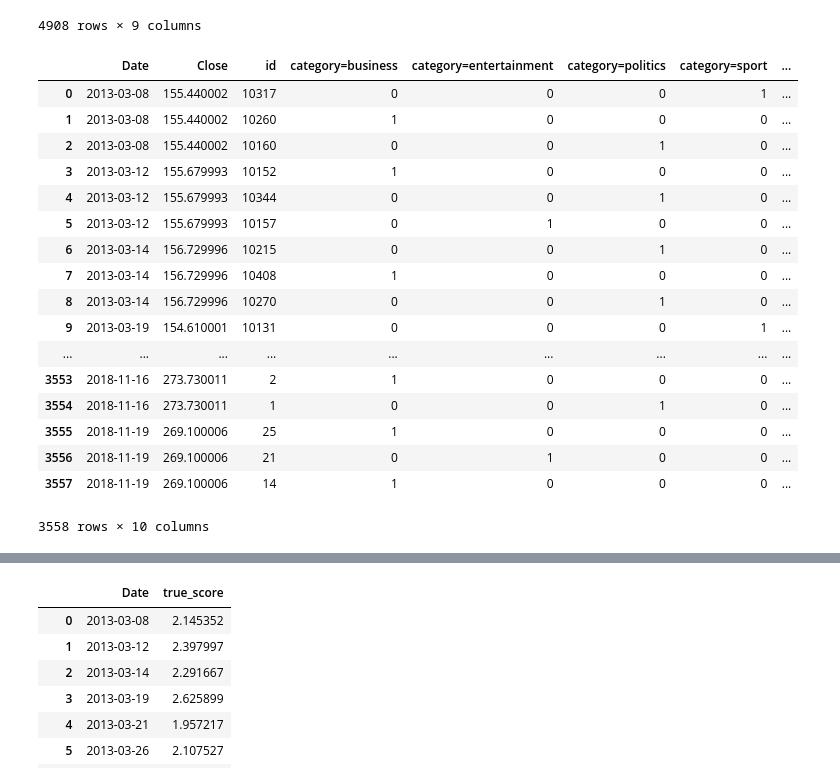
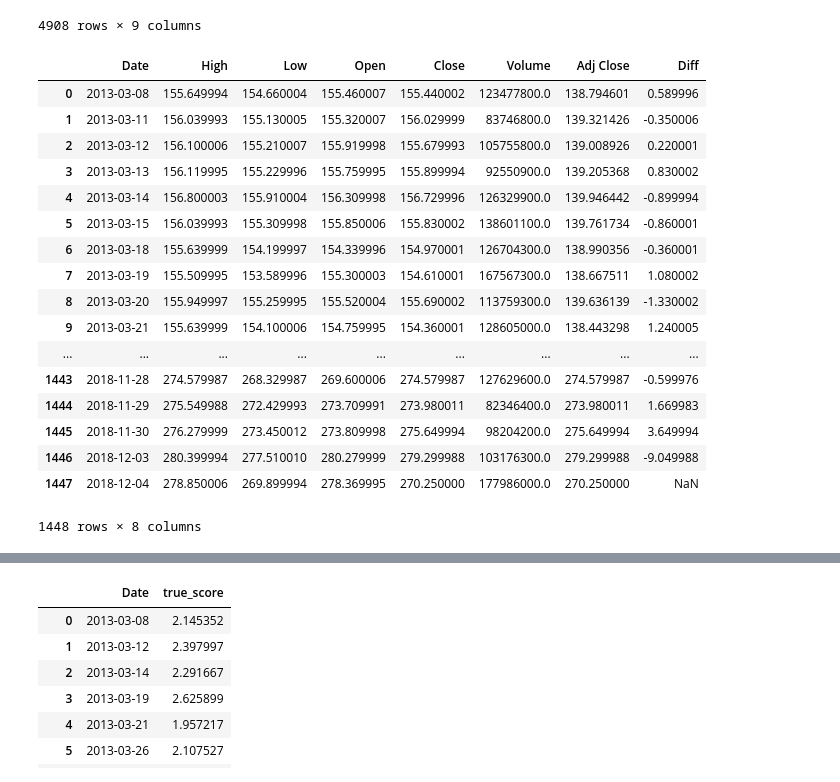
Before and after one commit to EvanShui/Market-Volatility-Predictor, a Jupyter notebook: data/aggregate.ipynb, the cells around one changed output, grey strips where cells are left out. Drawn from its saved outputs; the diff is of its cells as text; code cells hidden in the pictures.

```diff
--- a/data/aggregate.ipynb
+++ b/data/aggregate.ipynb
@@ -174,31 +174,32 @@ cut_df
 # %%
 import pandas_datareader.data as web
 import datetime
+from datetime import timedelta
 x = cut_df['Date'].iloc[0]
 y = cut_df['Date'].iloc[-1]
 start = datetime.datetime.strptime(x, '%Y-%m-%d')
-end = datetime.datetime.strptime(y, '%Y-%m-%d')
+end = datetime.datetime.strptime(y, '%Y-%m-%d') + timedelta(days=1)
 f = web.DataReader('SPY', 'yahoo', start, end)
 f = f.reset_index()
 f.Date = f.reset_index().Date.astype('str')
-final_df = pd.merge(f.reset_index()[['Date', 'Close']], cut_df, on='Date')
-final_df
+f['Diff'] = f.set_index('Date').diff().reset_index().drop(0)['Close'].reset_index().drop('index', axis=1)
+f
 # %% [output]
-|  | Date | Close | id | category=business | category=entertainment | category=politics | category=sport | ... |
-| 0 | 2013-03-08 | 155.440002 | 10317 | 0 | 0 | 0 | 1 | ... |
-| 1 | 2013-03-08 | 155.440002 | 10260 | 1 | 0 | 0 | 0 | ... |
-| 2 | 2013-03-08 | 155.440002 | 10160 | 0 | 0 | 1 | 0 | ... |
-| 3 | 2013-03-12 | 155.679993 | 10152 | 1 | 0 | 0 | 0 | ... |
-| 4 | 2013-03-12 | 155.679993 | 10344 | 0 | 0 | 1 | 0 | ... |
-| 5 | 2013-03-12 | 155.679993 | 10157 | 0 | 1 | 0 | 0 | ... |
-| 6 | 2013-03-14 | 156.729996 | 10215 | 0 | 0 | 1 | 0 | ... |
-| 7 | 2013-03-14 | 156.729996 | 10408 | 1 | 0 | 0 | 0 | ... |
-| 8 | 2013-03-14 | 156.729996 | 10270 | 0 | 0 | 1 | 0 | ... |
-| 9 | 2013-03-19 | 154.610001 | 10131 | 0 | 0 | 0 | 1 | ... |
+|  | Date | High | Low | Open | Close | Volume | Adj Close | Diff |
+| 0 | 2013-03-08 | 155.649994 | 154.660004 | 155.460007 | 155.440002 | 123477800.0 | 138.794601 | 0.589996 |
+| 1 | 2013-03-11 | 156.039993 | 155.130005 | 155.320007 | 156.029999 | 83746800.0 | 139.321426 | -0.350006 |
+| 2 | 2013-03-12 | 156.100006 | 155.210007 | 155.919998 | 155.679993 | 105755800.0 | 139.008926 | 0.220001 |
+| 3 | 2013-03-13 | 156.119995 | 155.229996 | 155.759995 | 155.899994 | 92550900.0 | 139.205368 | 0.830002 |
+| 4 | 2013-03-14 | 156.800003 | 155.910004 | 156.309998 | 156.729996 | 126329900.0 | 139.946442 | -0.899994 |
+| 5 | 2013-03-15 | 156.039993 | 155.309998 | 155.850006 | 155.830002 | 138601100.0 | 139.761734 | -0.860001 |
+| 6 | 2013-03-18 | 155.639999 | 154.199997 | 154.339996 | 154.970001 | 126704300.0 | 138.990356 | -0.360001 |
+| 7 | 2013-03-19 | 155.509995 | 153.589996 | 155.300003 | 154.610001 | 167567300.0 | 138.667511 | 1.080002 |
+| 8 | 2013-03-20 | 155.949997 | 155.259995 | 155.520004 | 155.690002 | 113759300.0 | 139.636139 | -1.330002 |
+| 9 | 2013-03-21 | 155.639999 | 154.100006 | 154.759995 | 154.360001 | 128605000.0 | 138.443298 | 1.240005 |
 | ... | ... | ... | ... | ... | ... | ... | ... | ... |
-| 3553 | 2018-11-16 | 273.730011 | 2 | 1 | 0 | 0 | 0 | ... |
-| 3554 | 2018-11-16 | 273.730011 | 1 | 0 | 0 | 1 | 0 | ... |
-| 3555 | 2018-11-19 | 269.100006 | 25 | 1 | 0 | 0 | 0 | ... |
-| 3556 | 2018-11-19 | 269.100006 | 21 | 0 | 1 | 0 | 0 | ... |
-| 3557 | 2018-11-19 | 269.100006 | 14 | 1 | 0 | 0 | 0 | ... |
+| 1443 | 2018-11-28 | 274.579987 | 268.329987 | 269.600006 | 274.579987 | 127629600.0 | 274.579987 | -0.599976 |
+| 1444 | 2018-11-29 | 275.549988 | 272.429993 | 273.709991 | 273.980011 | 82346400.0 | 273.980011 | 1.669983 |
+| 1445 | 2018-11-30 | 276.279999 | 273.450012 | 273.809998 | 275.649994 | 98204200.0 | 275.649994 | 3.649994 |
+| 1446 | 2018-12-03 | 280.399994 | 277.510010 | 280.279999 | 279.299988 | 103176300.0 | 279.299988 | -9.049988 |
+| 1447 | 2018-12-04 | 278.850006 | 269.899994 | 278.369995 | 270.250000 | 177986000.0 | 270.250000 | NaN |
-3558 rows × 10 columns
+1448 rows × 8 columns
```
Also changed, not shown: parts of 13 cells of this notebook.
